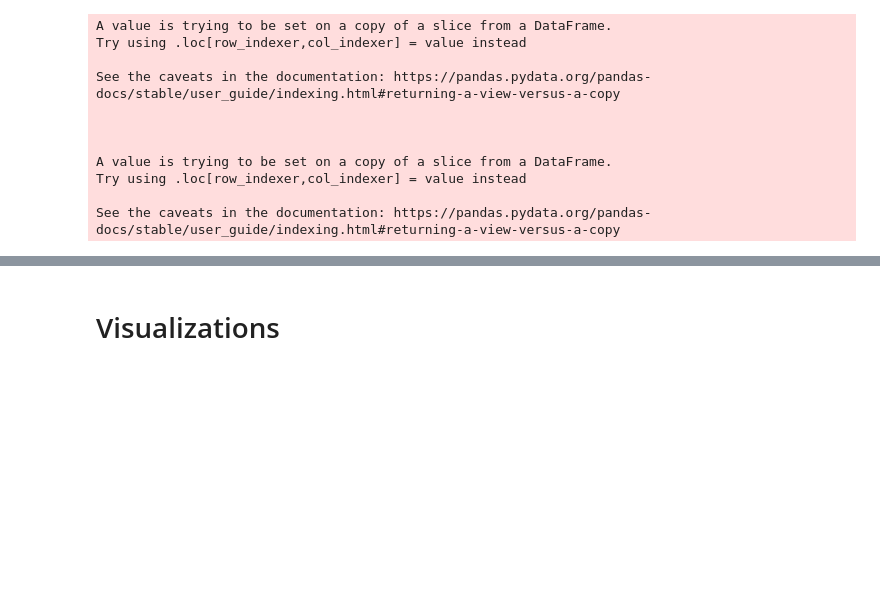
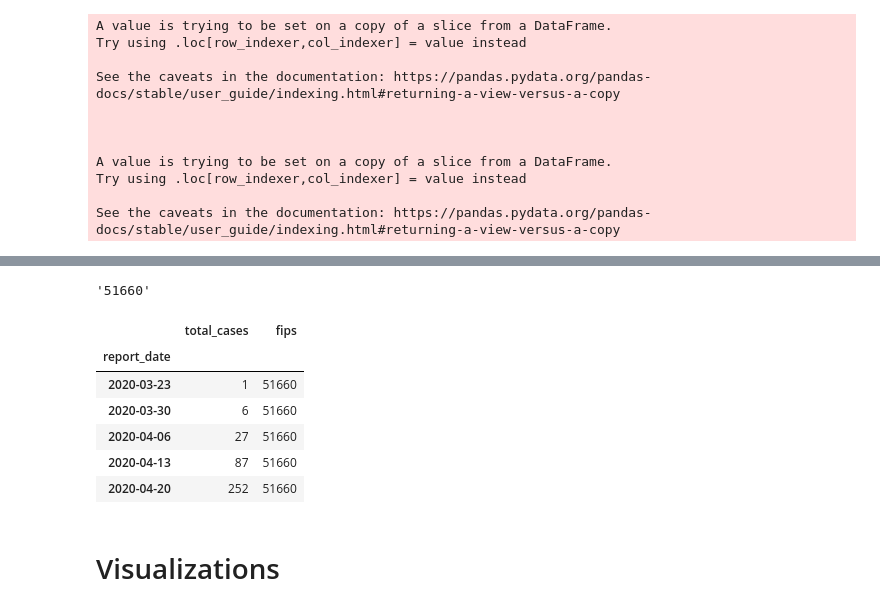
Before and after one commit to JoshuaHaga/covid_tracking_project, a Jupyter notebook: Harrisonburg.ipynb, the cells around one changed output, grey strips where cells are left out. Cells and saved outputs as stored; diff of their text form; code cells hidden in the pictures; blank space fills up the shorter version.

```diff
--- a/Harrisonburg.ipynb
+++ b/Harrisonburg.ipynb
@@ -202,0 +200,4 @@ augusta_sevenday_rolling = px.bar(augusta, x='report_date', y='rolling_avg',
+# %%
+va_locality_cases['report_date'] = pd.to_datetime(va_locality_cases['report_date'])
+# %%
+va_locality_cases_dtindex = va_locality_cases.set_index('report_date')
@@ -202,0 +206,4 @@ augusta_sevenday_rolling = px.bar(augusta, x='report_date', y='rolling_avg',
+# %%
+build_test['fips'][1]
+# %% [output]
+'51660'
@@ -203,3 +214,25 @@ augusta_sevenday_rolling = px.bar(augusta, x='report_date', y='rolling_avg',
+# %%
+def weekly_increase_cases(df,locality):
+  df['report_date']    = pd.to_datetime(df['report_date'])
+  df_dt = df.set_index('report_date')
+  filter_locality = df_dt[df_dt['locality']==locality]
+  fips = filter_locality['fips'][0]
+  weekly = filter_locality.total_cases.resample('W-MON').last()
+  export = pd.DataFrame(weekly)
+  export['fips'] = fips
+  return export
+# %%
+harrisonburg_weekly_new = weekly_increase_cases(va_locality_cases,'Harrisonburg')
+# %%
+harrisonburg_weekly_new.head()
+# %% [output]
+|  | total_cases | fips |
+| report_date |  |  |
+| 2020-03-23 | 1 | 51660 |
+| 2020-03-30 | 6 | 51660 |
+| 2020-04-06 | 27 | 51660 |
+| 2020-04-13 | 87 | 51660 |
+| 2020-04-20 | 252 | 51660 |
 # %% [markdown]
 # Visualizations
 # %% [markdown]
```
Also changed, not shown: parts of 13 cells of this notebook.
